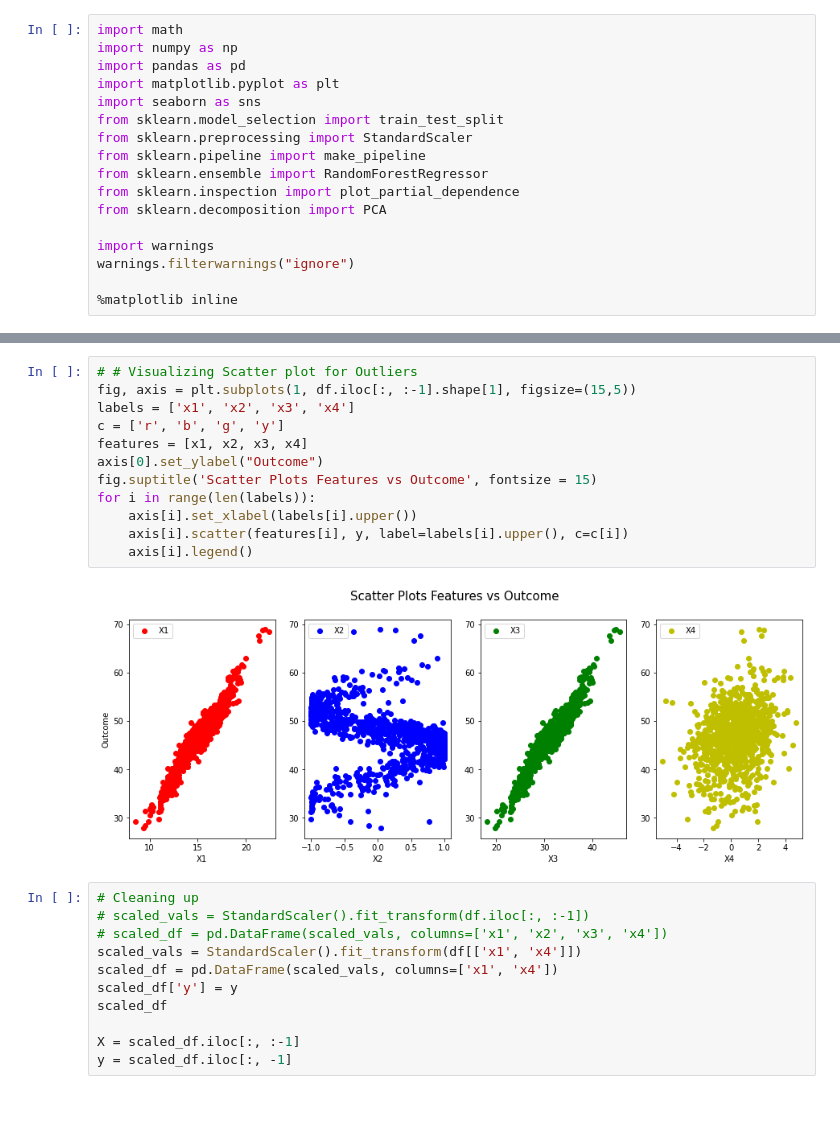
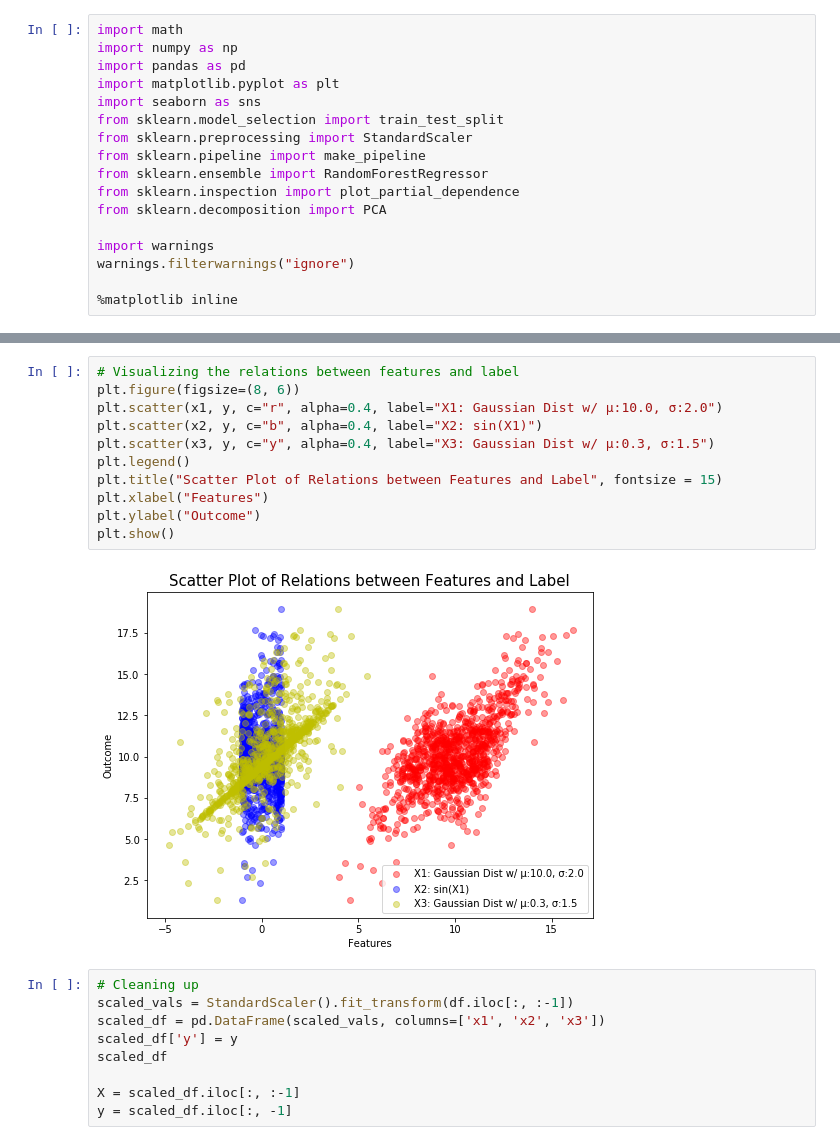
Before and after one commit to csngh/interpretable_ml_tests, a Jupyter notebook: synthetic_data_tests/partially_correlated_features_test.ipynb, the cells around one changed output, grey strips where cells are left out. Drawn from its saved outputs; the diff is of its cells as text; blank space fills up the shorter version.

```diff
--- a/synthetic_data_tests/partially_correlated_features_test.ipynb
+++ b/synthetic_data_tests/partially_correlated_features_test.ipynb
@@ -102,23 +37,20 @@ plt.show()
-# %%
-# # Visualizing Scatter plot for Outliers
-fig, axis = plt.subplots(1, df.iloc[:, :-1].shape[1], figsize=(15,5))
-labels = ['x1', 'x2', 'x3', 'x4']
-c = ['r', 'b', 'g', 'y']
-features = [x1, x2, x3, x4]
-axis[0].set_ylabel("Outcome")
-fig.suptitle('Scatter Plots Features vs Outcome', fontsize = 15)
-for i in range(len(labels)):
-    axis[i].set_xlabel(labels[i].upper())
-    axis[i].scatter(features[i], y, label=labels[i].upper(), c=c[i])
-    axis[i].legend()
-# %% [output]
-[figure, removed]
+# %%
+# Visualizing the relations between features and label
+plt.figure(figsize=(8, 6))
+plt.scatter(x1, y, c="r", alpha=0.4, label="X1: Gaussian Dist w/ μ:10.0, σ:2.0")
+plt.scatter(x2, y, c="b", alpha=0.4, label="X2: sin(X1)")
+plt.scatter(x3, y, c="y", alpha=0.4, label="X3: Gaussian Dist w/ μ:0.3, σ:1.5")
+plt.legend()
+plt.title("Scatter Plot of Relations between Features and Label", fontsize = 15)
+plt.xlabel("Features")
+plt.ylabel("Outcome")
+plt.show()
+# %% [output]
+[figure, added]
 # %%
 # Cleaning up
-# scaled_vals = StandardScaler().fit_transform(df.iloc[:, :-1])
-# scaled_df = pd.DataFrame(scaled_vals, columns=['x1', 'x2', 'x3', 'x4'])
-scaled_vals = StandardScaler().fit_transform(df[['x1', 'x4']])
-scaled_df = pd.DataFrame(scaled_vals, columns=['x1', 'x4'])
+scaled_vals = StandardScaler().fit_transform(df.iloc[:, :-1])
+scaled_df = pd.DataFrame(scaled_vals, columns=['x1', 'x2', 'x3'])
 scaled_df['y'] = y
 scaled_df
 
```
Also changed, not shown: parts of 11 cells of this notebook, 1 other file.
